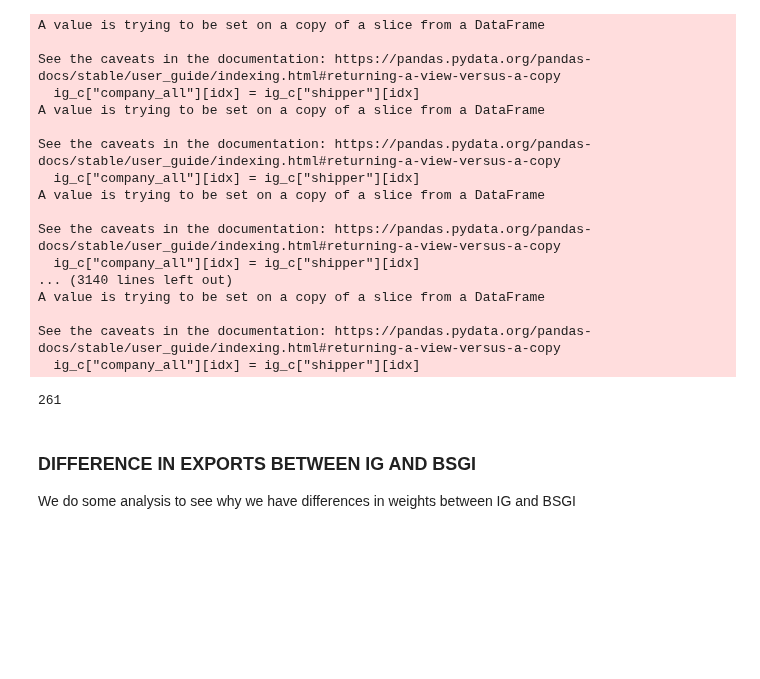
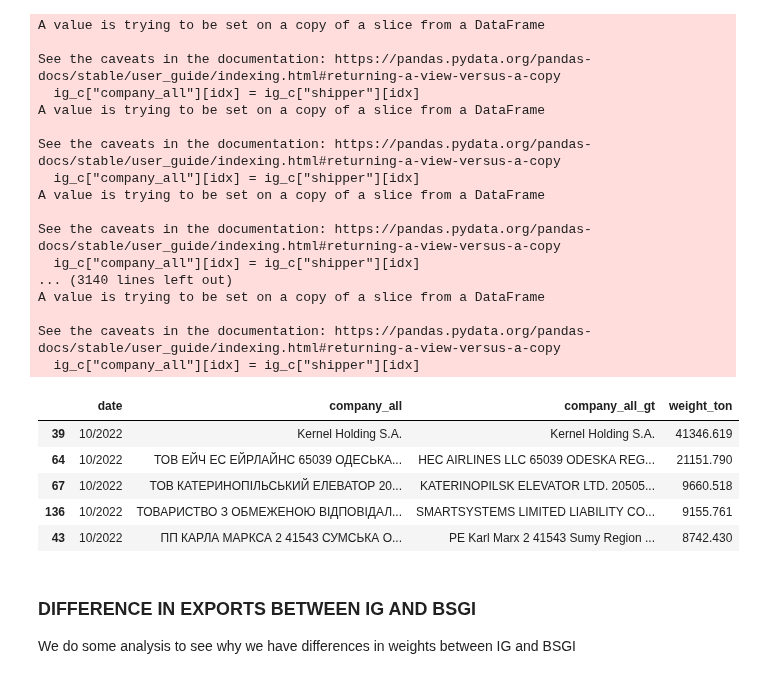
Before and after one commit to uchicago-dsi/oakland-institute-ukraine, a Jupyter notebook: notebooks/exports_oct22.ipynb, the cells around one changed output. Drawn from its saved outputs; the diff is of its cells as text; code cells hidden in the pictures; blank space fills up the shorter version.

```diff
--- a/notebooks/exports_oct22.ipynb
+++ b/notebooks/exports_oct22.ipynb
@@ -265,0 +272,7 @@ We have to create a column with standardized company names.
+# %%
+subsidiaries_dict = {}
+
+for parent in parent_clean:
+    subsidiaries_dict[parent] = top_subsidiaries(deals_c, parent, 20)
+
+subsidiaries_dict
@@ -352,10 +471,14 @@ translate_column(ig_all_comp, "company_all", "google", source="uk", target="en")
 # %%
 ig_all_translate = ig_all_comp[["date", "company_all", "company_all_gt", "weight_ton"]]
 ig_all_translate.to_csv('../data/total_exports_by_company.csv', index=False)
-ig_all_translate[ig_all_translate["date"] == "10/2022"].head
-len(ig_all_translate["company_all"].unique())
+ig_all_translate[ig_all_translate["date"] == "10/2022"].head()
 # %% [output]
-261
+|  | date | company_all | company_all_gt | weight_ton |
+| 39 | 10/2022 | Kernel Holding S.A. | Kernel Holding S.A. | 41346.619 |
+| 64 | 10/2022 | ТОВ ЕЙЧ ЕС ЕЙРЛАЙНС 65039 ОДЕСЬКА... | HEC AIRLINES LLC 65039 ODESKA REG... | 21151.790 |
+| 67 | 10/2022 | ТОВ КАТЕРИНОПІЛЬСЬКИЙ ЕЛЕВАТОР 20... | KATERINOPILSK ELEVATOR LTD. 20505... | 9660.518 |
+| 136 | 10/2022 | ТОВАРИСТВО З ОБМЕЖЕНОЮ ВІДПОВІДАЛ... | SMARTSYSTEMS LIMITED LIABILITY CO... | 9155.761 |
+| 43 | 10/2022 | ПП КАРЛА МАРКСА 2 41543 СУМСЬКА О... | PE Karl Marx 2 41543 Sumy Region ... | 8742.430 |
 # %% [markdown]
 ### DIFFERENCE IN EXPORTS BETWEEN IG AND BSGI
 
```
Also changed, not shown: parts of 25 cells of this notebook.
